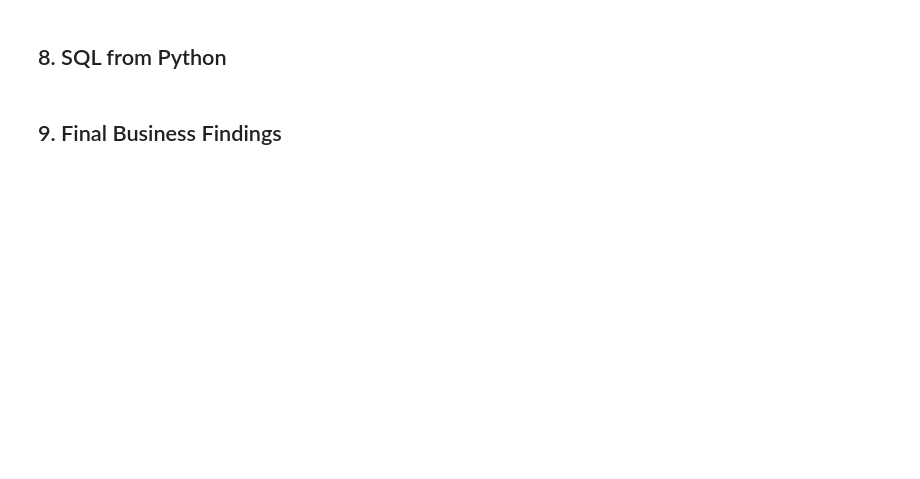
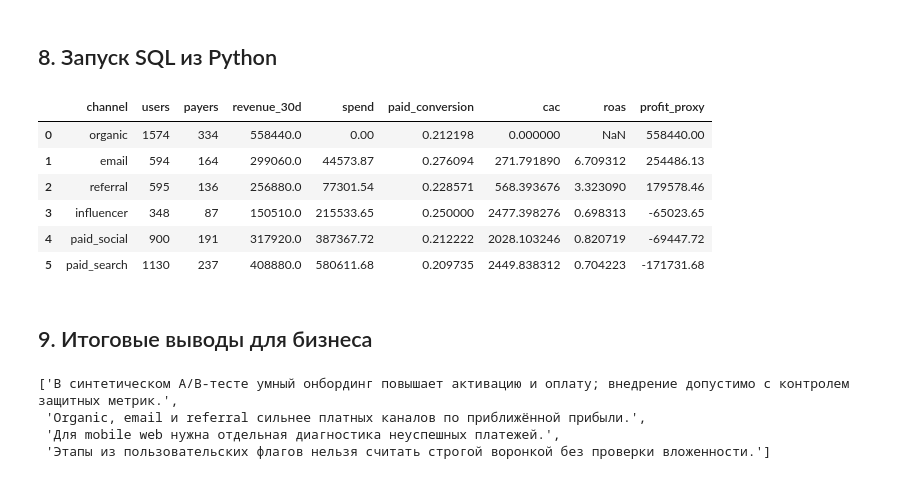
Before and after one commit to sureasguuds9-prog/studyflow-growth-analytics, a Jupyter notebook: notebooks/02_full_python_statistics_sql_ab_analysis.ipynb, the cells around one changed output. Saved outputs shown, nothing was run; the diff lists cells and outputs as text; code cells hidden in the pictures; blank space fills up the shorter version.

Commit message:
docs: оформить проект на русском языке (#1)
Co-authored-by: Зинченко Ярослав <261478486+sureasguuds9-prog@users.noreply.github.com>

```diff
--- a/notebooks/02_full_python_statistics_sql_ab_analysis.ipynb
+++ b/notebooks/02_full_python_statistics_sql_ab_analysis.ipynb
@@ -161,28 +243,36 @@ pd.DataFrame(rows), ab_summary
 # %% [markdown]
-## 8. SQL from Python
+## 8. Запуск SQL из Python
 # %%
 conn = sqlite3.connect(PROCESSED / 'studyflow.sqlite')
+# Создаём таблицу при каждом запуске: SQL-блок не зависит от заранее подготовленной базы.
+users.to_sql('users', conn, if_exists='replace', index=False)
 sql = '''
 WITH channel_base AS (
     SELECT channel,
            COUNT(*) AS users,
            SUM(CASE WHEN paid_14d THEN 1 ELSE 0 END) AS payers,
            SUM(revenue_30d) AS revenue_30d,
            SUM(marketing_spend_user) AS spend
     FROM users
     WHERE is_test_account = 0
     GROUP BY channel
 )
 SELECT channel, users, payers, revenue_30d, spend,
        1.0 * payers / users AS paid_conversion,
        1.0 * spend / NULLIF(payers, 0) AS cac,
        1.0 * revenue_30d / NULLIF(spend, 0) AS roas,
        revenue_30d - spend AS profit_proxy
 FROM channel_base
 ORDER BY profit_proxy DESC;
 '''
 sql_channel = pd.read_sql_query(sql, conn)
 conn.close()
 sql_channel
+# %% [output]
+|  | channel | users | payers | revenue_30d | spend | paid_conversion | cac | roas | profit_proxy |
+| 0 | organic | 1574 | 334 | 558440.0 | 0.00 | 0.212198 | 0.000000 | NaN | 558440.00 |
+| 1 | email | 594 | 164 | 299060.0 | 44573.87 | 0.276094 | 271.791890 | 6.709312 | 254486.13 |
+| 2 | referral | 595 | 136 | 256880.0 | 77301.54 | 0.228571 | 568.393676 | 3.323090 | 179578.46 |
+| 3 | influencer | 348 | 87 | 150510.0 | 215533.65 | 0.250000 | 2477.398276 | 0.698313 | -65023.65 |
+| 4 | paid_social | 900 | 191 | 317920.0 | 387367.72 | 0.212222 | 2028.103246 | 0.820719 | -69447.72 |
+| 5 | paid_search | 1130 | 237 | 408880.0 | 580611.68 | 0.209735 | 2449.838312 | 0.704223 | -171731.68 |
-# %% [markdown]
-## 9. Final Business Findings
@@ -196,0 +279,15 @@ findings
+# %% [markdown]
+## 9. Итоговые выводы для бизнеса
+# %%
+findings = [
+    'В синтетическом A/B-тесте умный онбординг повышает активацию и оплату; внедрение допустимо с контролем защитных метрик.',
+    'Organic, email и referral сильнее платных каналов по приближённой прибыли.',
+    'Для mobile web нужна отдельная диагностика неуспешных платежей.',
+    'Этапы из пользовательских флагов нельзя считать строгой воронкой без проверки вложенности.',
+]
+findings
+# %% [output]
+['В синтетическом A/B-тесте умный онбординг повышает активацию и оплату; внедрение допустимо с контролем защитных метрик.',
+ 'Organic, email и referral сильнее платных каналов по приближённой прибыли.',
+ 'Для mobile web нужна отдельная диагностика неуспешных платежей.',
+ 'Этапы из пользовательских флагов нельзя считать строгой воронкой без проверки вложенности.']
```
Also changed, not shown: parts of 20 cells of this notebook, 8 other files.
